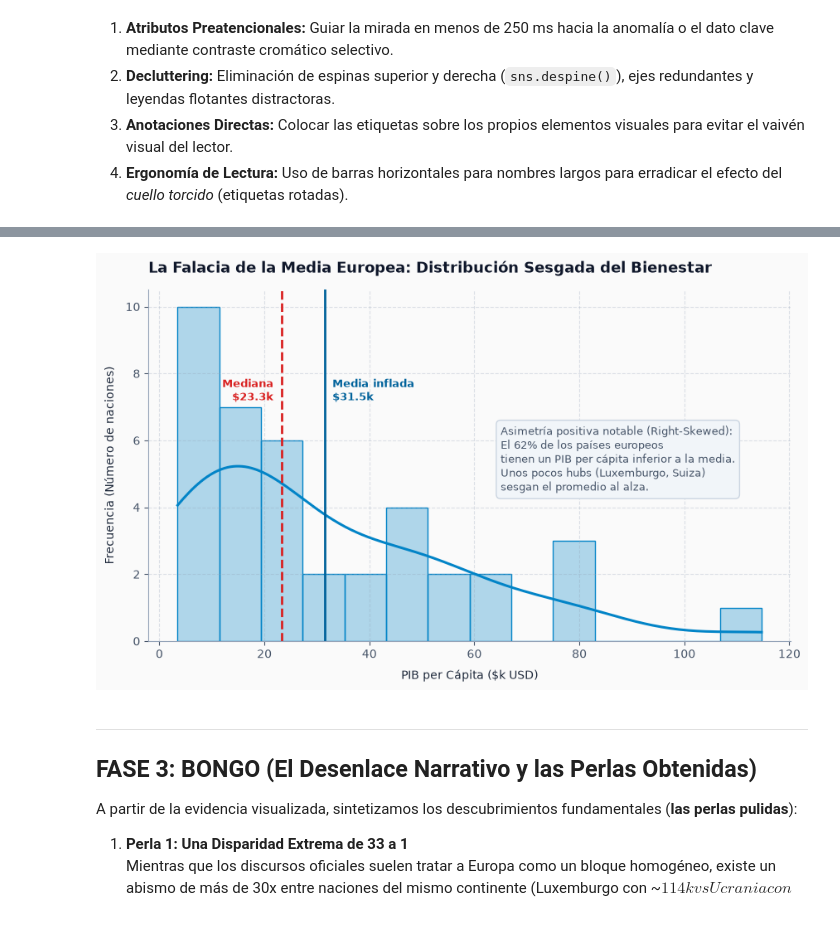
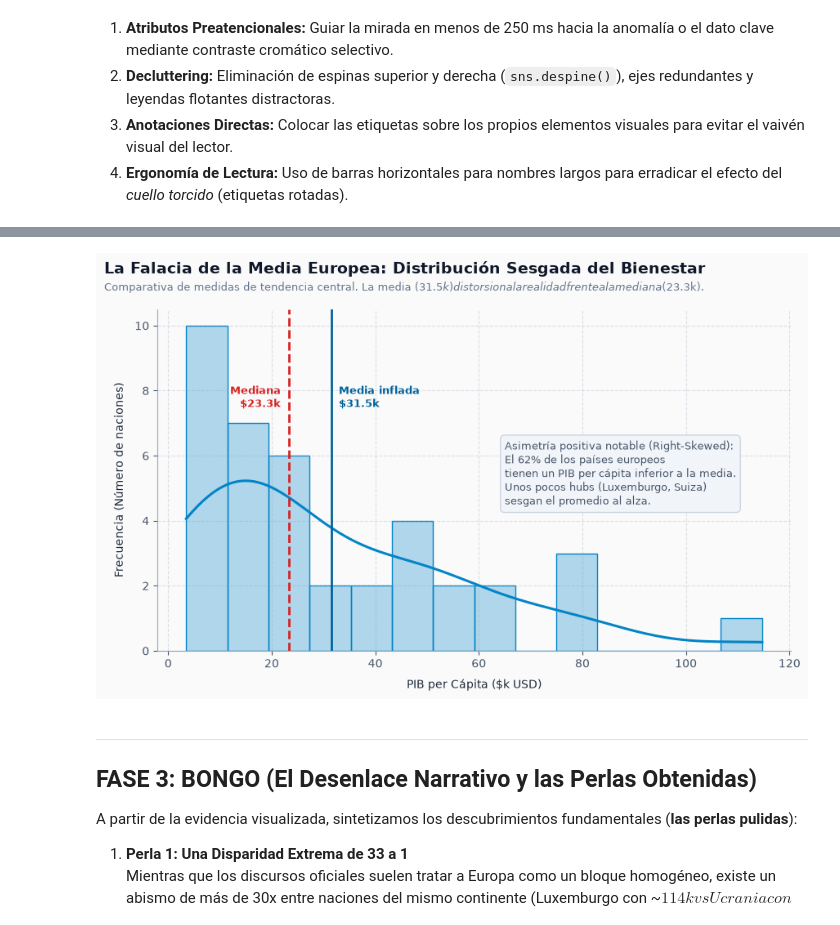
Before and after one commit to javifc67/VAD, a Jupyter notebook: DemoDay1/analisis_socioeconomico_europa.ipynb, the cells around one changed output, grey strips where cells are left out. Cells and saved outputs as stored; diff of their text form; code cells hidden in the pictures.

```diff
--- a/DemoDay1/analisis_socioeconomico_europa.ipynb
+++ b/DemoDay1/analisis_socioeconomico_europa.ipynb
@@ -325,10 +273,13 @@ plt.show()
 # ==============================================================================
 # GRÁFICO 4: ASIMETRÍA DISTRIBUTIVA - HISTOGRAMA, KDE Y LA FALACIA DE LA MEDIA
 # ==============================================================================
+media_pib_pc = gdf['gdp_per_capita'].mean()
+mediana_pib_pc = gdf['gdp_per_capita'].median()
+
 fig, ax = plt.subplots(figsize=(10, 5.5), facecolor='#FAFAFA')
 ax.set_facecolor('#FAFAFA')
+fig.subplots_adjust(top=0.87)
 
-# Histograma con KDE superpuesta
 sns.histplot(
     gdf['gdp_per_capita'] / 1000,
     kde=True,
@@ -340,59 +291,50 @@ sns.histplot(
     ax=ax
 )
 
-# Anotación preatencional de la Mediana vs Media
-ax.axvline(mediana_pib_pc / 1000, color='#D92121', linestyle='--', linewidth=2, label=f'Mediana: ${mediana_pib_pc/1000:,.1f}k')
-ax.axvline(media_pib_pc / 1000, color='#00629B', linestyle='-', linewidth=2, label=f'Media: ${media_pib_pc/1000:,.1f}k')
+ax.axvline(mediana_pib_pc / 1000, color='#D92121', linestyle='--', linewidth=2)
+ax.axvline(media_pib_pc / 1000, color='#00629B', linestyle='-', linewidth=2)
 
-# Anotaciones directas para evitar desviar la mirada a una leyenda externa
 ax.text(
-    mediana_pib_pc / 1000 - 1.5, 7.2,
+    mediana_pib_pc / 1000 - 1.5, 7.5,
     f'Mediana\n${mediana_pib_pc/1000:,.1f}k',
     color='#D92121',
     fontsize=9.5,
     fontweight='bold',
     ha='right'
 )
 ax.text(
-    media_pib_pc / 1000 + 1.5, 7.2,
+    media_pib_pc / 1000 + 1.5, 7.5,
     f'Media inflada\n${media_pib_pc/1000:,.1f}k',
     color='#00629B',
     fontsize=9.5,
     fontweight='bold',
     ha='left'
 )
 
-# Zona explicativa de sesgo positivo
 porcentaje_bajo_media = (gdf['gdp_per_capita'] < media_pib_pc).mean() * 100
 ax.text(
     65, 4.5,
     f'Asimetría positiva notable (Right-Skewed):\nEl {porcentaje_bajo_media:.0f}% de los países europeos\ntienen un PIB per cápita inferior a la media.\nUnos pocos hubs (Luxemburgo, Suiza)\nsesgan el promedio al alza.',
     fontsize=9.5,
     color='#475569',
     bbox=dict(boxstyle='round,pad=0.4', facecolor='#F1F5F9', edgecolor='#CBD5E1')
 )
 
-# Estilizado y decluttering
 sns.despine(ax=ax, top=True, right=True)
 ax.set_xlabel('PIB per Cápita ($k USD)', fontsize=10, labelpad=8)
 ax.set_ylabel('Frecuencia (Número de naciones)', fontsize=10, labelpad=8)
 ax.grid(True, linestyle='--', alpha=0.3, color='#94A3B8')
 
-plt.title(
-    'La Falacia de la Media Europea: Distribución Sesgada del Bienestar',
-    loc='left',
-    fontsize=13,
-    fontweight='bold',
-    color='#0F172A',
-    pad=15
-)
+fig.text(0.06, 0.95, 'La Falacia de la Media Europea: Distribución Sesgada del Bienestar',
+         fontsize=13.5, fontweight='bold', color='#0F172A', ha='left')
+fig.text(0.06, 0.91, f'Comparativa de medidas de tendencia central. La media (${media_pib_pc/1000:,.1f}k) distorsiona la realidad frente a la mediana (${mediana_pib_pc/1000:,.1f}k).',
+         fontsize=9.5, color='#64748B', ha='left')
 
-# Exportación de alta resolución
 plt.savefig('figuras/grafico_4_distribucion_sesgo.png', dpi=300, bbox_inches='tight')
 plt.savefig('figuras/grafico_4_distribucion_sesgo.pdf', bbox_inches='tight')
 plt.show()
 # %% [output]
-[figure, old version]
+[figure, new version]
 # %% [markdown]
 ---
 ## FASE 3: BONGO (El Desenlace Narrativo y las Perlas Obtenidas)
```
Also changed, not shown: parts of 3 cells of this notebook, 9 other files.
